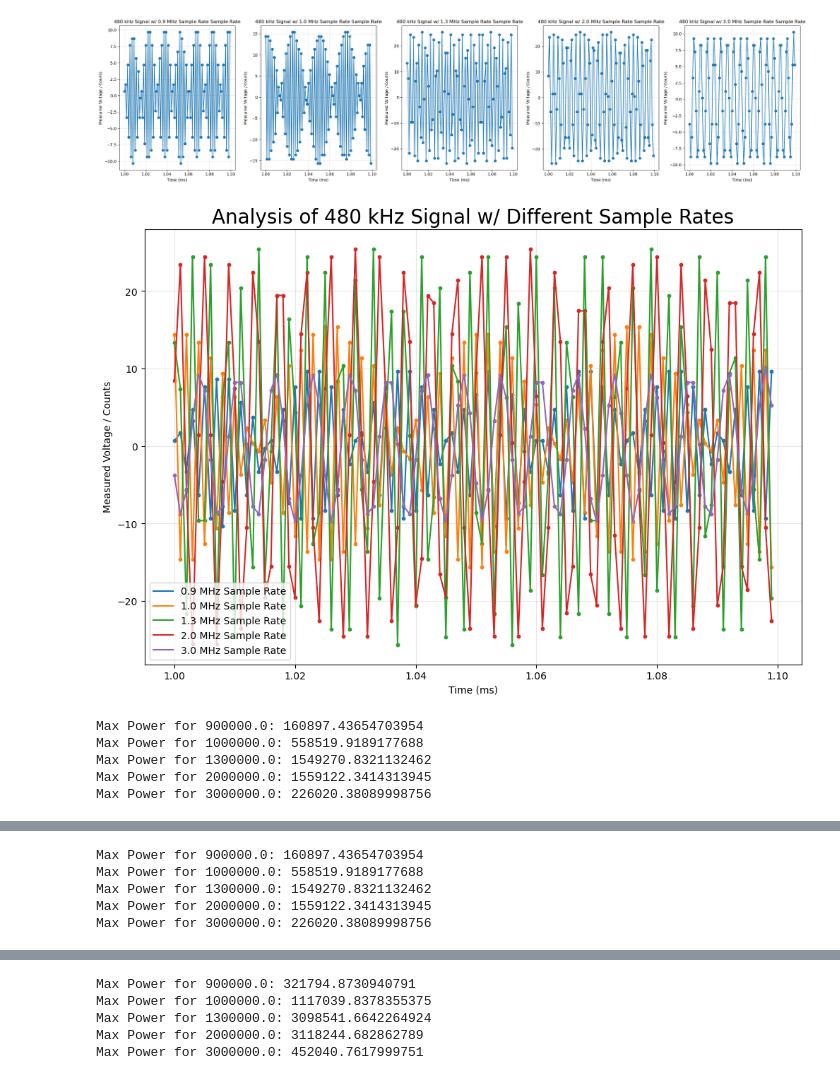
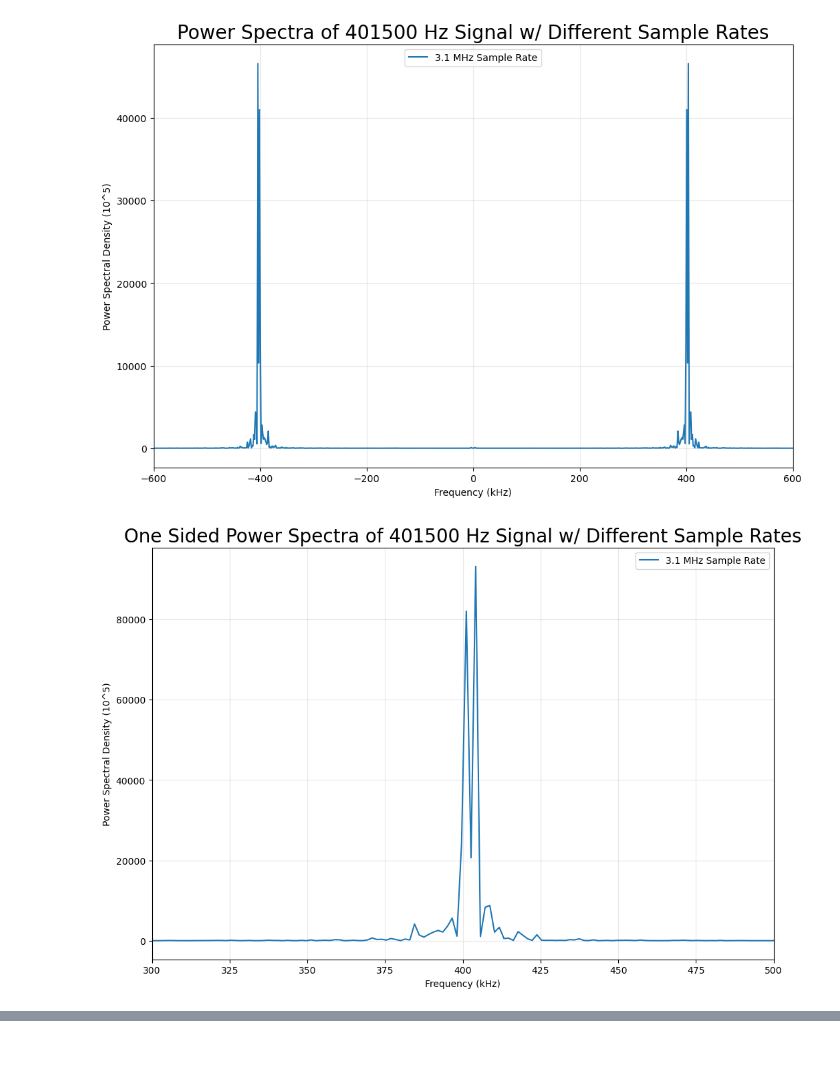
Before and after one commit to Brandon102002/ugastro, a Jupyter notebook: lab_1_helpers.ipynb, the cells around one changed output, grey strips where cells are left out. Cells and saved outputs as stored; diff of their text form; code cells hidden in the pictures; blank space fills up the shorter version.

Commit message:
worked with new data, dfts, etc

```diff
--- a/lab_1_helpers.ipynb
+++ b/lab_1_helpers.ipynb
@@ -7,6 +8,6 @@ from scipy.optimize import curve_fit
 # %%
 def extractData(filename):
-    prefix = "ugastro\\Lab1Data\\Section5_2\\"
+    prefix = "ugastro\\Lab1Data\\"
     raw_data = np.load(prefix + filename)
     windowed_data = windowData(removeBuffer(raw_data['time_data']))
     return normalize(windowed_data)
@@ -15,7 +16,7 @@ def removeBuffer(data):
     return data[2:3][0]
 
 def windowData(data):
-    return data[1000:1100]
+    return data[0:]
 
 def normalize(data):
     return (data - np.mean(data))
@@ -138,0 +189,15 @@ def graphOverlayFourierTranformsOneSided(datasets, sample_rates, labels, signal)
+# %%
+def graphACF(datasets, labels, signal):
+    plt.figure(figsize=(12, 8))
+    lags = np.arange(-len(datasets[0]) + 1, len(datasets[0]))
+
+    for i, data in enumerate(datasets):
+        acf = sig.correlate(data, data, mode='full') / len(data)
+        plt.plot(lags, acf, label=f"{labels[i]}", alpha=1)
+
+    plt.xlabel("Lag (?)")
+    plt.ylabel("Autocorrelation (?) ")
+    plt.title(f"Autocorrelation of {signal} Signal w/ Different Sample Rates", size=20)
+    plt.legend()
+    plt.grid(True, alpha=0.3)
+    plt.show()
@@ -139,23 +222,27 @@ def graphOverlayFourierTranformsOneSided(datasets, sample_rates, labels, signal)
 # %%
-#datasets = [data_480_900, data_480_950, data_480_1000, data_480_1300, data_480_2000, data_480_3000, data_480_3100]
-#labels = ["0.9 MHz Sample Rate", "0.95 MHz Sample Rate", "1.0 MHz Sample Rate", "1.3 MHz Sample Rate", "2.0 MHz Sample Rate", "3.0 MHz Sample Rate", "3.1 MHz Sample Rate"]
+#datasets = [data_480_900, data_480_1000, data_480_1300, data_480_2000]
+#sample_rates = [0.9e6, 1.0e6, 1.3e6, 2.0e6]
+#labels = ["0.9 MHz Sample Rate", "1.0 MHz Sample Rate", "1.3 MHz Sample Rate", "2.0 MHz Sample Rate"]
 #signal = "480 kHz"
 
-datasets = [data_480_900, data_480_1000, data_480_1300, data_480_2000, data_480_3000]#, data_480_3100]
-sample_rates = [0.9e6, 1e6, 1.3e6, 2e6, 3e6, 3.1e6]
-labels = ["0.9 MHz Sample Rate", "1.0 MHz Sample Rate", "1.3 MHz Sample Rate", "2.0 MHz Sample Rate", "3.0 MHz Sample Rate", "3.1 MHz Sample Rate"]
-signal = "480 kHz"
+datasets = [data_401750_3100]#, data_402000_3100]
+sample_rates = [3.1e6]#, 3.1e6, 3.1e6]
+labels = ["3.1 MHz Sample Rate"]#, "3.1 MHz Sample Rate", "3.1 MHz Sample Rate"]
+signal = "401500 Hz"
 
-graphAllTimeData(datasets, labels, signal)
-graphOverlayTimeData(datasets, labels, signal)
-graphAllFourierTranforms(datasets, sample_rates, labels, signal)
-graphOverlayFourierTranforms(datasets, sample_rates, labels, signal)
-graphOverlayFourierTranformsOneSided(datasets, sample_rates, labels, signal)
+#graphAllTimeData(datasets, labels, signal)
+#graphOverlayTimeData(datasets[:-2], labels, signal)
+
+#graphAllPowerSpectra(datasets, sample_rates, labels, signal)
+graphOverlayPowerSpectra(datasets, sample_rates, labels, signal)
+graphOverlayPowerSpectraOneSided(datasets, sample_rates, labels, signal)
+
+graphVoltageSpectra(datasets, sample_rates, labels, signal)
+
+graphInverseFTPowerSpectra(datasets, labels, signal)
+graphACF(datasets, labels, signal)
+
+#graphDFT(data_480_2000, "480 kHz", 2.0e6)
 # %% [output]
-[figure, old version]
+[figure, new version]
-[figure, old version]
+[figure, new version]
-Max Power for 900000.0: 160897.43654703954
-Max Power for 1000000.0: 558519.9189177688
-Max Power for 1300000.0: 1549270.8321132462
-Max Power for 2000000.0: 1559122.3414313945
-Max Power for 3000000.0: 226020.38089998756
@@ -163,5 +249,0 @@ Max Power for 3000000.0: 226020.38089998756
-Max Power for 900000.0: 160897.43654703954
-Max Power for 1000000.0: 558519.9189177688
-Max Power for 1300000.0: 1549270.8321132462
-Max Power for 2000000.0: 1559122.3414313945
-Max Power for 3000000.0: 226020.38089998756
@@ -169,5 +250,0 @@ Max Power for 3000000.0: 226020.38089998756
-Max Power for 900000.0: 321794.8730940791
-Max Power for 1000000.0: 1117039.8378355375
-Max Power for 1300000.0: 3098541.6642264924
-Max Power for 2000000.0: 3118244.682862789
-Max Power for 3000000.0: 452040.7617999751
```
Also changed, not shown: parts of 7 cells of this notebook.
